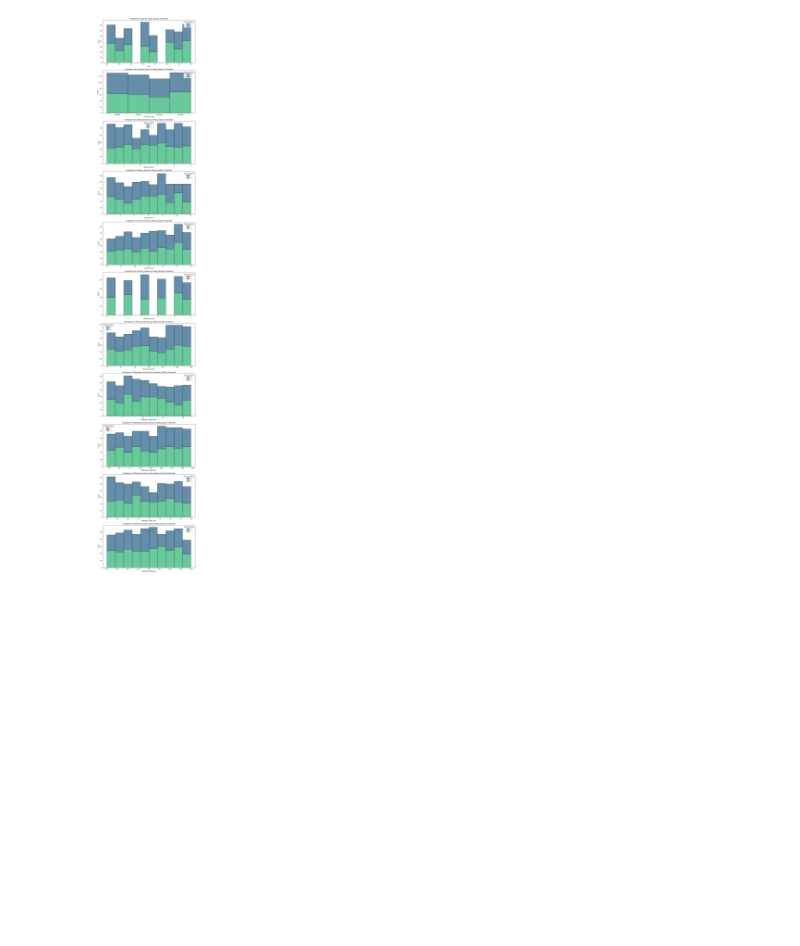
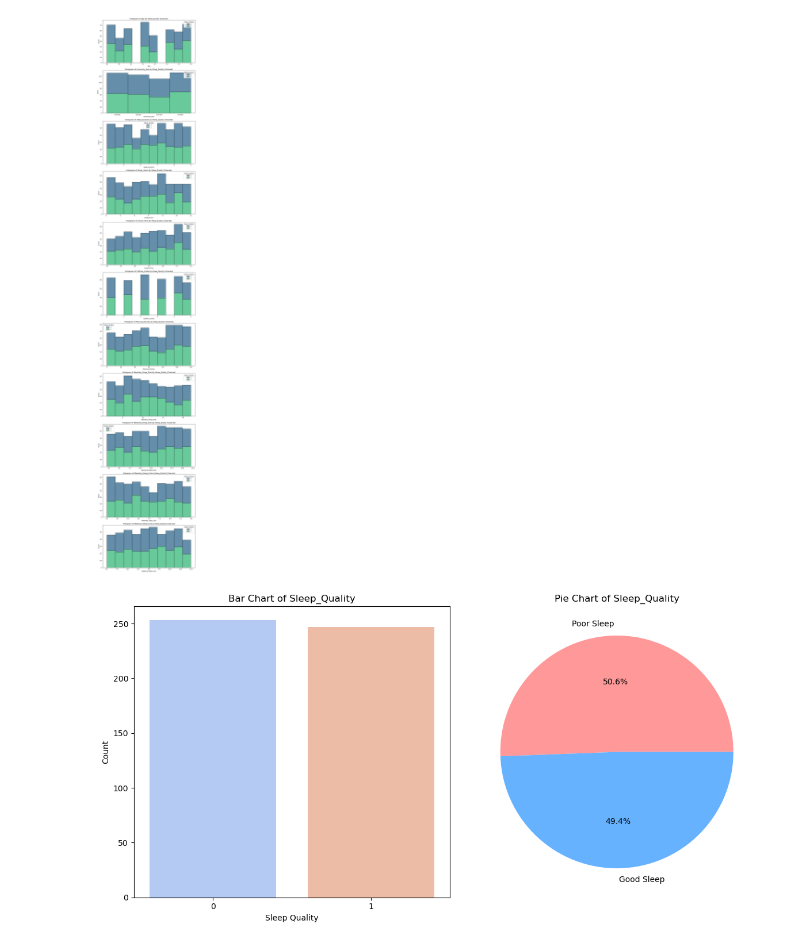
Before and after one commit to ShemaiahYaba/ML-classification-project, a Jupyter notebook: SLEEP QUALITY CLASSIFICATION.ipynb, the cells around one changed output. Saved outputs shown, nothing was run; the diff lists cells and outputs as text; code cells hidden in the pictures; blank space fills up the shorter version.

Commit message:
Assess the balance of Sleep_Quality categories visualiations using pie and bar chart

```diff
--- a/SLEEP QUALITY CLASSIFICATION.ipynb
+++ b/SLEEP QUALITY CLASSIFICATION.ipynb
@@ -341,3 +341,22 @@ plt.tight_layout()
 plt.show()
 # %% [output]
 [figure]
+# %%
+# Assess the balance of Sleep_Quality categories
+fig, ax = plt.subplots(1, 2, figsize=(12, 6))
+
+# Bar chart
+sns.countplot(x='Sleep_Quality', data=df, ax=ax[0], palette="coolwarm")
+ax[0].set_title("Bar Chart of Sleep_Quality")
+ax[0].set_xlabel("Sleep Quality")
+ax[0].set_ylabel("Count")
+
+# Pie chart
+df['Sleep_Quality'].value_counts().plot.pie(autopct="%1.1f%%", ax=ax[1], colors=["#FF9999", "#66B2FF"], labels=["Poor Sleep", "Good Sleep"])
+ax[1].set_title("Pie Chart of Sleep_Quality")
+ax[1].set_ylabel("")
+
+plt.tight_layout()
+plt.show()
+# %% [output]
+[figure, added]
```
